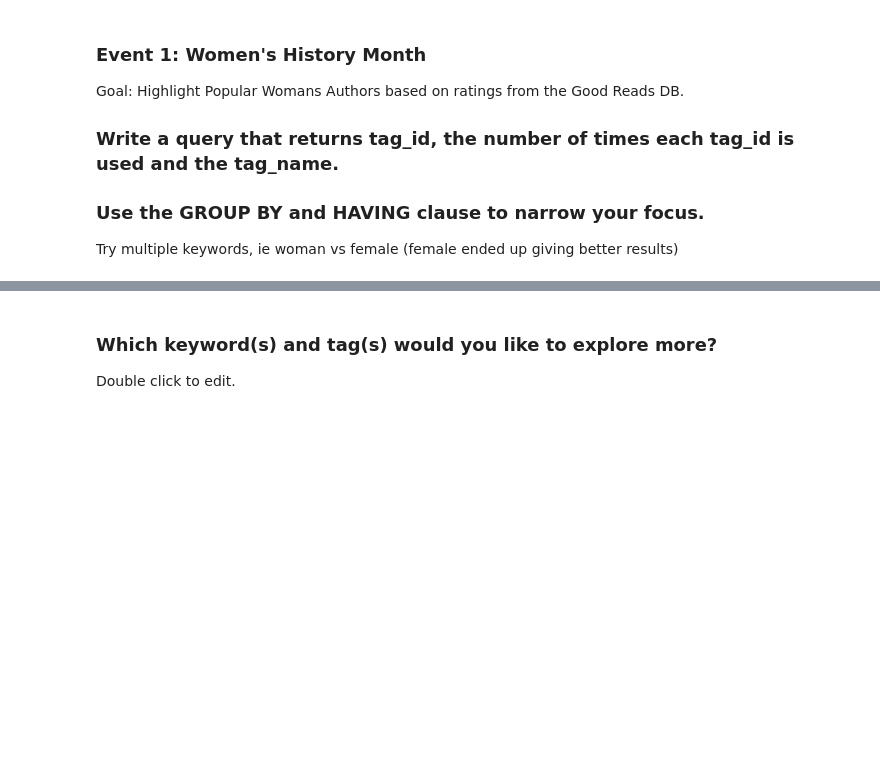
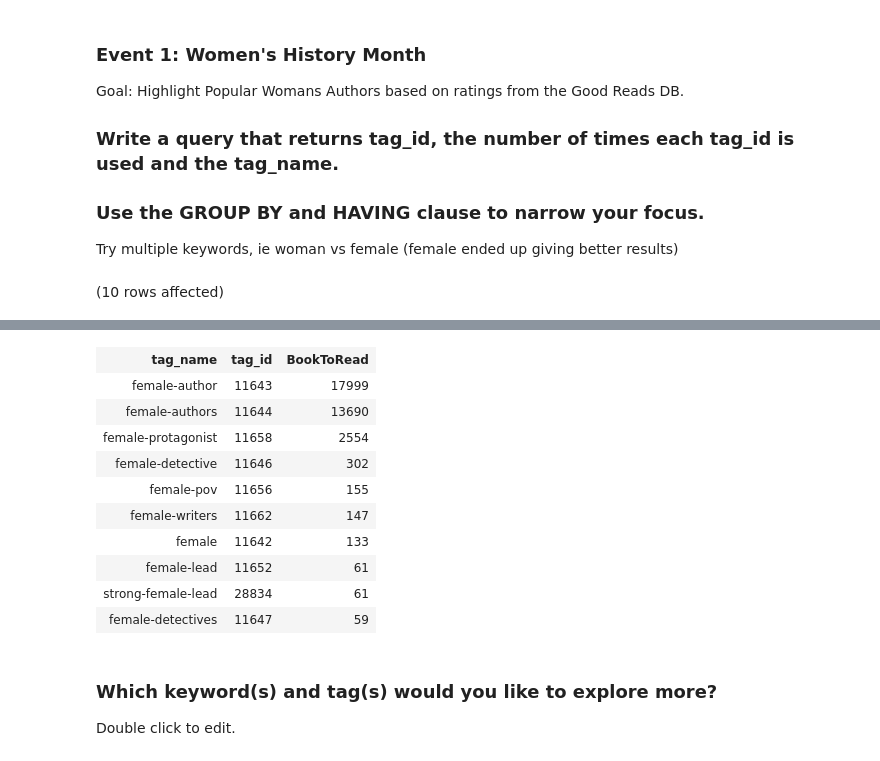
Before and after one commit to AishuSenthil/SQL-Part-3-Studio, a Jupyter notebook: SQL-Part-3-Studio.ipynb, the cells around one changed output, grey strips where cells are left out. Drawn from its saved outputs; the diff is of its cells as text; code cells hidden in the pictures; blank space fills up the shorter version.

```diff
--- a/SQL-Part-3-Studio.ipynb
+++ b/SQL-Part-3-Studio.ipynb
@@ -31,10 +31,12 @@ Goal: Highlight Popular Womans Authors based on ratings from the Good Reads DB.
 Try multiple keywords, ie woman vs female (female ended up giving better results)
 # %%
 -- Solution
-SELECT TOP 5 t.tag_name, bt.tag_id, SUM(bt.count) AS total
-FROM book_tags AS bt
-FULL JOIN tags AS t
+SELECT TOP 10 t.tag_name, bt.tag_id, SUM(bt.count) AS BookToRead
+FROM BooksDB.dbo.book_tags AS bt
+INNER JOIN BooksDB.dbo.tags AS t
 ON bt.tag_id = t.tag_id
 GROUP BY t.tag_name, bt.tag_id
 HAVING t.tag_name like '%female%'
-ORDER BY total DESC
+ORDER BY BookToRead DESC
+# %% [output]
+(10 rows affected)
@@ -41,3 +44,14 @@ ORDER BY total DESC
+| tag_name | tag_id | BookToRead |
+| female-author | 11643 | 17999 |
+| female-authors | 11644 | 13690 |
+| female-protagonist | 11658 | 2554 |
+| female-detective | 11646 | 302 |
+| female-pov | 11656 | 155 |
+| female-writers | 11662 | 147 |
+| female | 11642 | 133 |
+| female-lead | 11652 | 61 |
+| strong-female-lead | 28834 | 61 |
+| female-detectives | 11647 | 59 |
 # %% [markdown]
 ### **Which keyword(s) and tag(s) would you like to explore more?**
 
```
Also changed, not shown: parts of 5 cells of this notebook.
